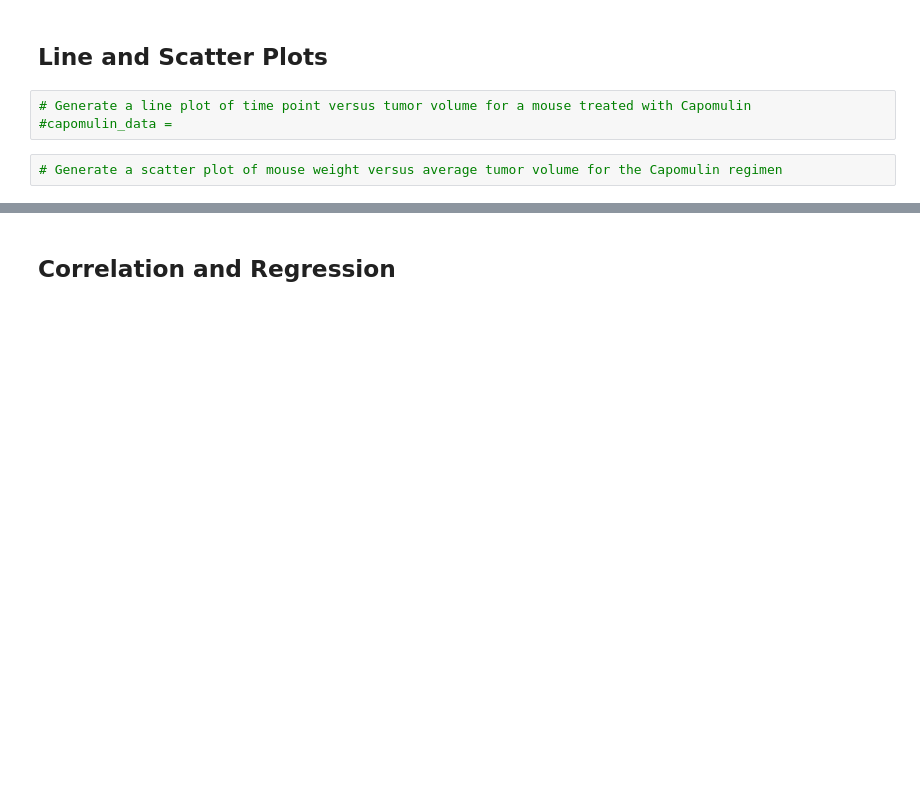
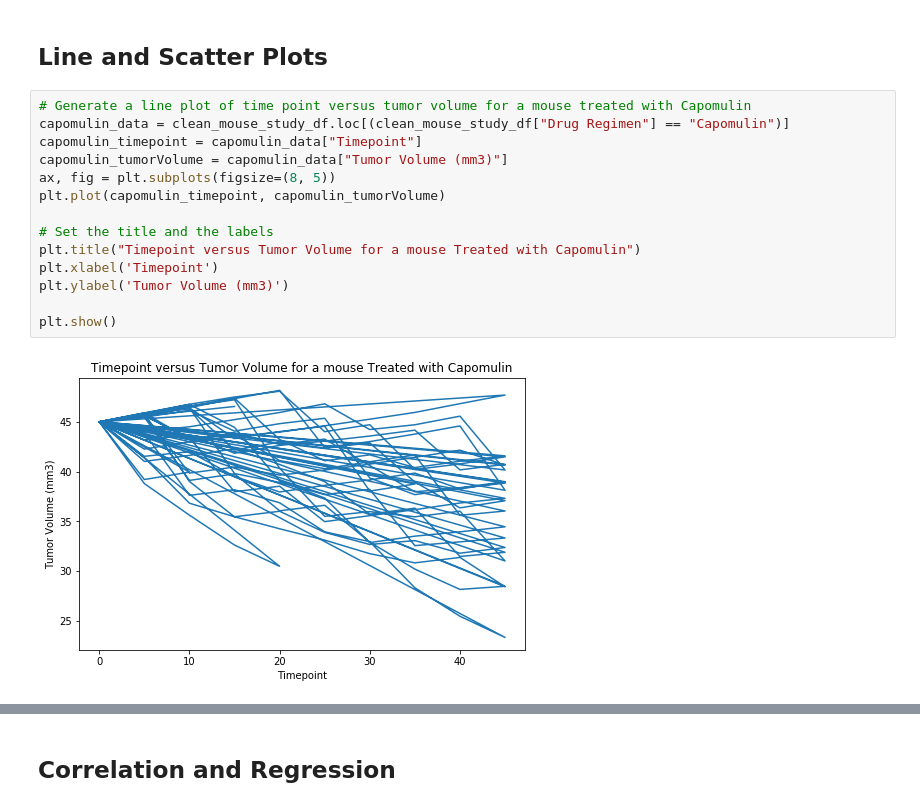
Before and after one commit to gshreve01/Matplot-Challenge, a Jupyter notebook: Pymaceuticals/pymaceuticals.ipynb, the cells around one changed output, grey strips where cells are left out. Saved outputs shown, nothing was run; the diff lists cells and outputs as text; blank space fills up the shorter version.

```diff
--- a/Pymaceuticals/pymaceuticals.ipynb
+++ b/Pymaceuticals/pymaceuticals.ipynb
@@ -661,7 +678,18 @@ for ax in range(4):
 # %% [markdown]
 ## Line and Scatter Plots
-# %%
-# Generate a line plot of time point versus tumor volume for a mouse treated with Capomulin
-#capomulin_data =
-# %%
-# Generate a scatter plot of mouse weight versus average tumor volume for the Capomulin regimen
+# %%
+# Generate a line plot of time point versus tumor volume for a mouse treated with Capomulin
+capomulin_data = clean_mouse_study_df.loc[(clean_mouse_study_df["Drug Regimen"] == "Capomulin")]
+capomulin_timepoint = capomulin_data["Timepoint"]
+capomulin_tumorVolume = capomulin_data["Tumor Volume (mm3)"]
+ax, fig = plt.subplots(figsize=(8, 5))
+plt.plot(capomulin_timepoint, capomulin_tumorVolume)
+
+# Set the title and the labels
+plt.title("Timepoint versus Tumor Volume for a mouse Treated with Capomulin")
+plt.xlabel('Timepoint')
+plt.ylabel('Tumor Volume (mm3)')
+
+plt.show()
+# %% [output]
+[figure, added]
```
Also changed, not shown: parts of 7 cells of this notebook.
